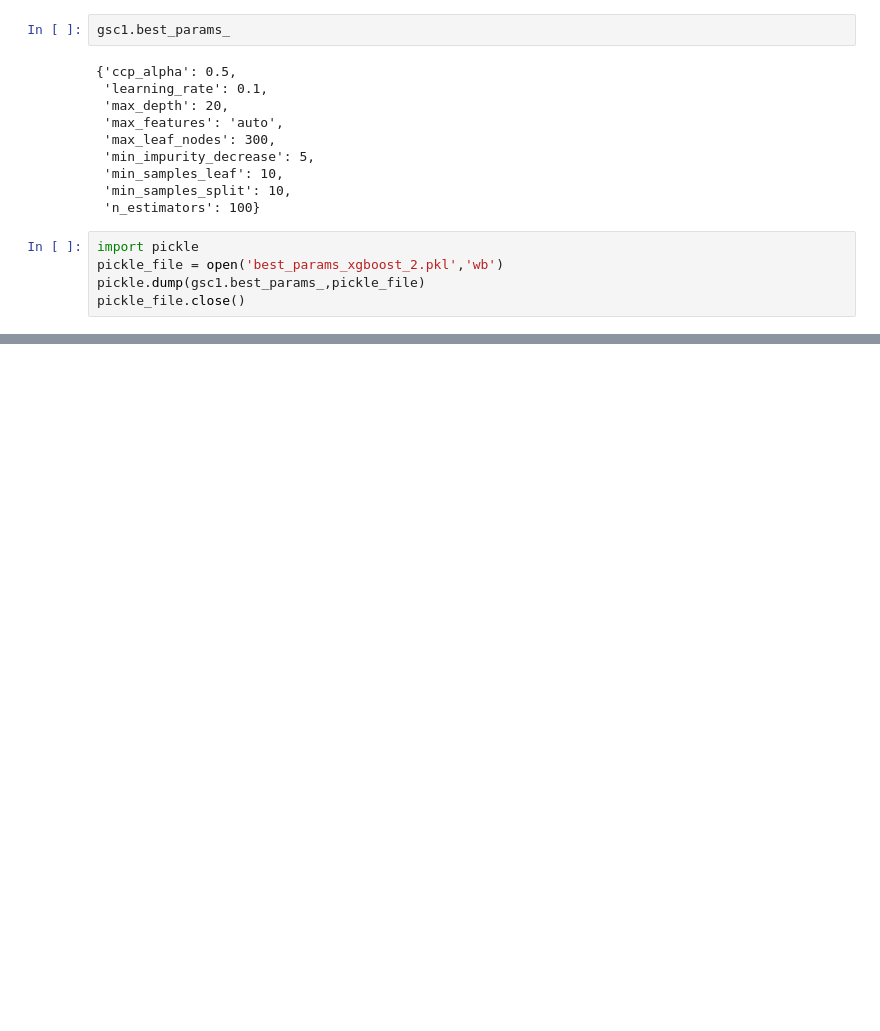
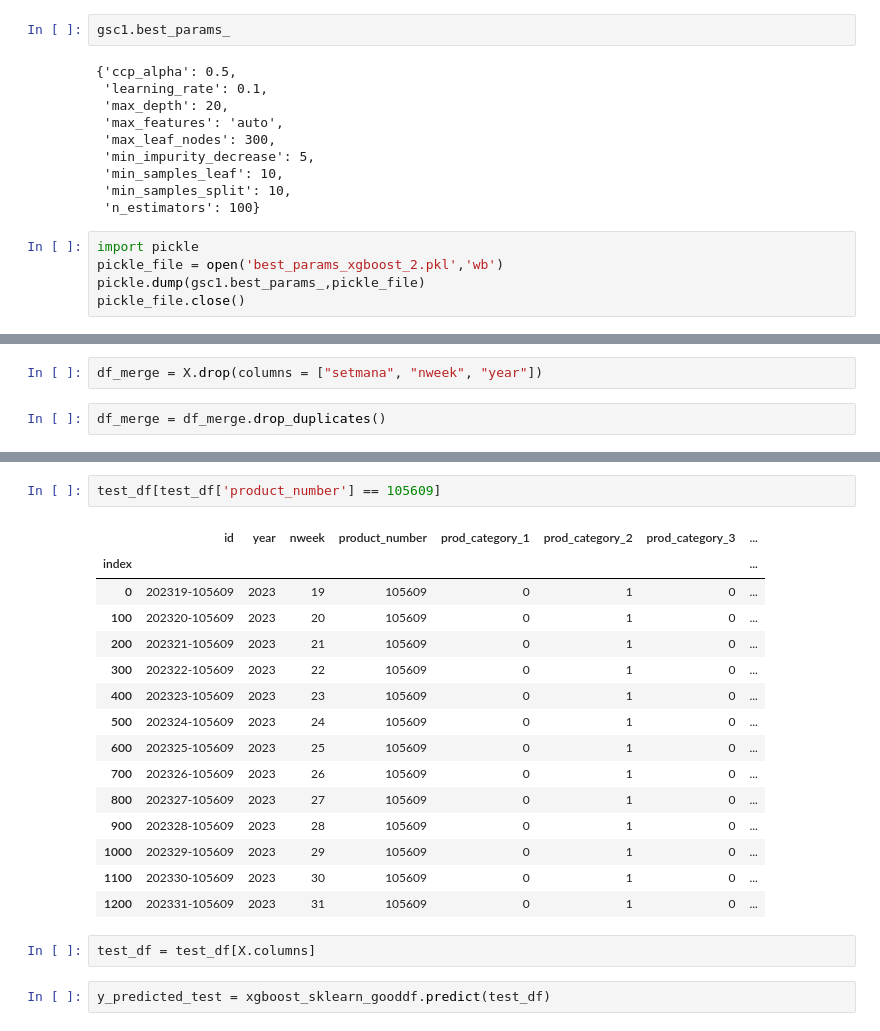
Before and after one commit to Bycarkos/HackUpc23, a Jupyter notebook: HP/nb/HP_autoencoders_xgboost.ipynb, the cells around one changed output, grey strips where cells are left out. Saved outputs shown, nothing was run; the diff lists cells and outputs as text; blank space fills up the shorter version.

```diff
--- a/HP/nb/HP_autoencoders_xgboost.ipynb
+++ b/HP/nb/HP_autoencoders_xgboost.ipynb
@@ -434,0 +627,4 @@ pickle_file.close()
+# %%
+df_merge = X.drop(columns = ["setmana", "nweek", "year"])
+# %%
+df_merge = df_merge.drop_duplicates()
@@ -434,0 +765,22 @@ pickle_file.close()
+# %%
+test_df[test_df['product_number'] == 105609]
+# %% [output]
+|  | id | year | nweek | product_number | prod_category_1 | prod_category_2 | prod_category_3 | ... |
+| index |  |  |  |  |  |  |  | ... |
+| 0 | 202319-105609 | 2023 | 19 | 105609 | 0 | 1 | 0 | ... |
+| 100 | 202320-105609 | 2023 | 20 | 105609 | 0 | 1 | 0 | ... |
+| 200 | 202321-105609 | 2023 | 21 | 105609 | 0 | 1 | 0 | ... |
+| 300 | 202322-105609 | 2023 | 22 | 105609 | 0 | 1 | 0 | ... |
+| 400 | 202323-105609 | 2023 | 23 | 105609 | 0 | 1 | 0 | ... |
+| 500 | 202324-105609 | 2023 | 24 | 105609 | 0 | 1 | 0 | ... |
+| 600 | 202325-105609 | 2023 | 25 | 105609 | 0 | 1 | 0 | ... |
+| 700 | 202326-105609 | 2023 | 26 | 105609 | 0 | 1 | 0 | ... |
+| 800 | 202327-105609 | 2023 | 27 | 105609 | 0 | 1 | 0 | ... |
+| 900 | 202328-105609 | 2023 | 28 | 105609 | 0 | 1 | 0 | ... |
+| 1000 | 202329-105609 | 2023 | 29 | 105609 | 0 | 1 | 0 | ... |
+| 1100 | 202330-105609 | 2023 | 30 | 105609 | 0 | 1 | 0 | ... |
+| 1200 | 202331-105609 | 2023 | 31 | 105609 | 0 | 1 | 0 | ... |
+# %%
+test_df = test_df[X.columns]
+# %%
+y_predicted_test = xgboost_sklearn_gooddf.predict(test_df)
```
Also changed, not shown: parts of 33 cells of this notebook.
